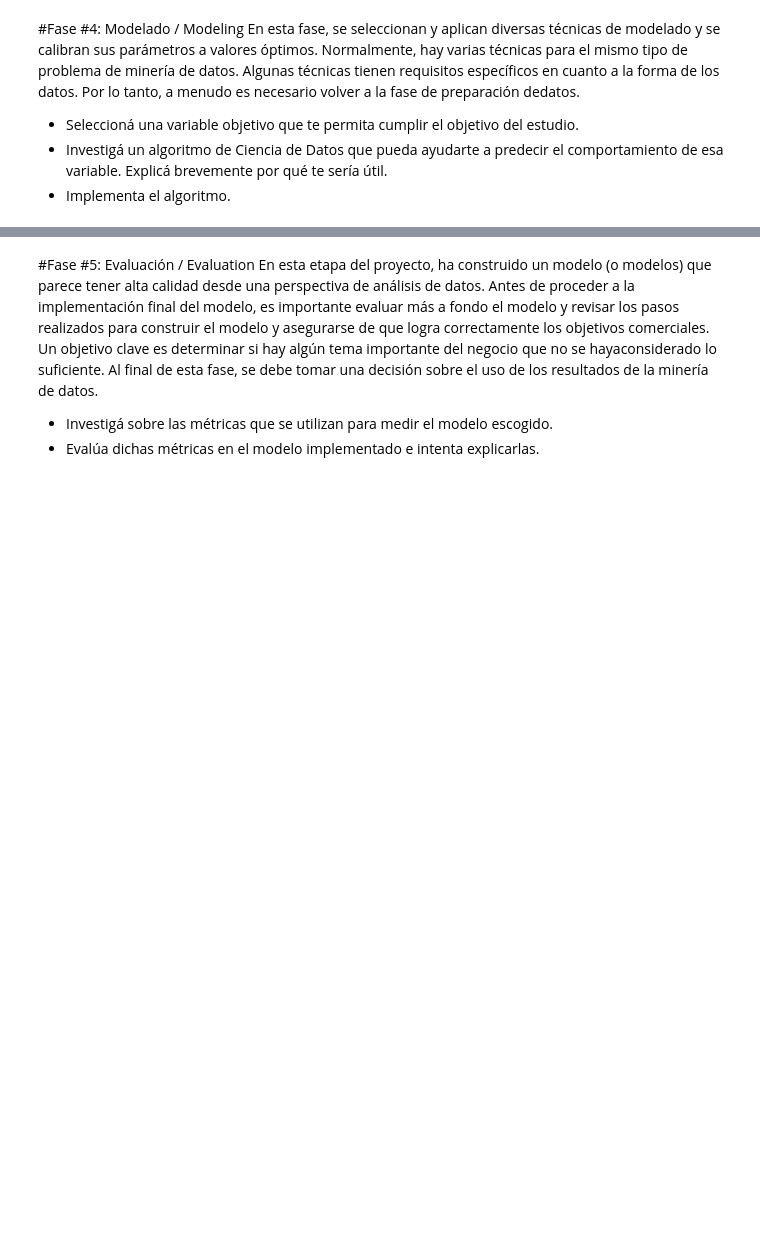
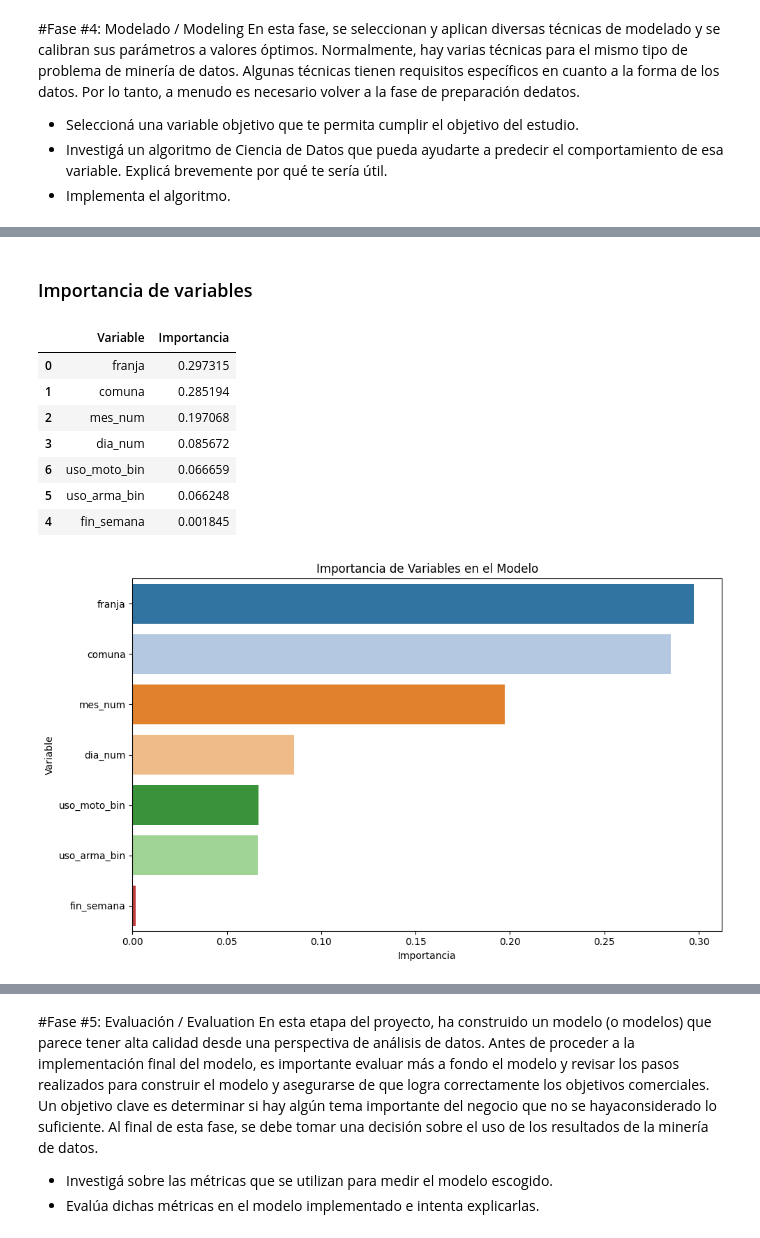
Before and after one commit to ChronosXV/Ingenieria_Software, a Jupyter notebook: Proyecto/UGR_Ing_de_Software_Grupo_2_TP.ipynb, the cells around one changed output, grey strips where cells are left out. Drawn from its saved outputs; the diff is of its cells as text; code cells hidden in the pictures; blank space fills up the shorter version.

```diff
--- a/Proyecto/UGR_Ing_de_Software_Grupo_2_TP.ipynb
+++ b/Proyecto/UGR_Ing_de_Software_Grupo_2_TP.ipynb
@@ -606,0 +924,39 @@ En esta fase, se seleccionan y aplican diversas técnicas de modelado y se calib
+# %% [markdown]
+### Importancia de variables
+# %%
+# ==========================================================
+# IMPORTANCIA DE VARIABLES
+# ==========================================================
+
+importancias = pd.DataFrame({
+    'Variable': features,
+    'Importancia': modelo_rf.feature_importances_
+}).sort_values(by='Importancia', ascending=False)
+
+display(importancias)
+
+plt.figure(figsize=(10, 6))
+sns.barplot(
+    data=importancias,
+    x='Importancia',
+    y='Variable',
+    hue='Variable',
+    palette='tab20',
+    legend=False
+)
+
+plt.title('Importancia de Variables en el Modelo')
+plt.xlabel('Importancia')
+plt.ylabel('Variable')
+plt.tight_layout()
+plt.show()
+# %% [output]
+|  | Variable | Importancia |
+| 0 | franja | 0.297315 |
+| 1 | comuna | 0.285194 |
+| 2 | mes_num | 0.197068 |
+| 3 | dia_num | 0.085672 |
+| 6 | uso_moto_bin | 0.066659 |
+| 5 | uso_arma_bin | 0.066248 |
+| 4 | fin_semana | 0.001845 |
+[figure, added]
```
Also changed, not shown: parts of 27 cells of this notebook.
